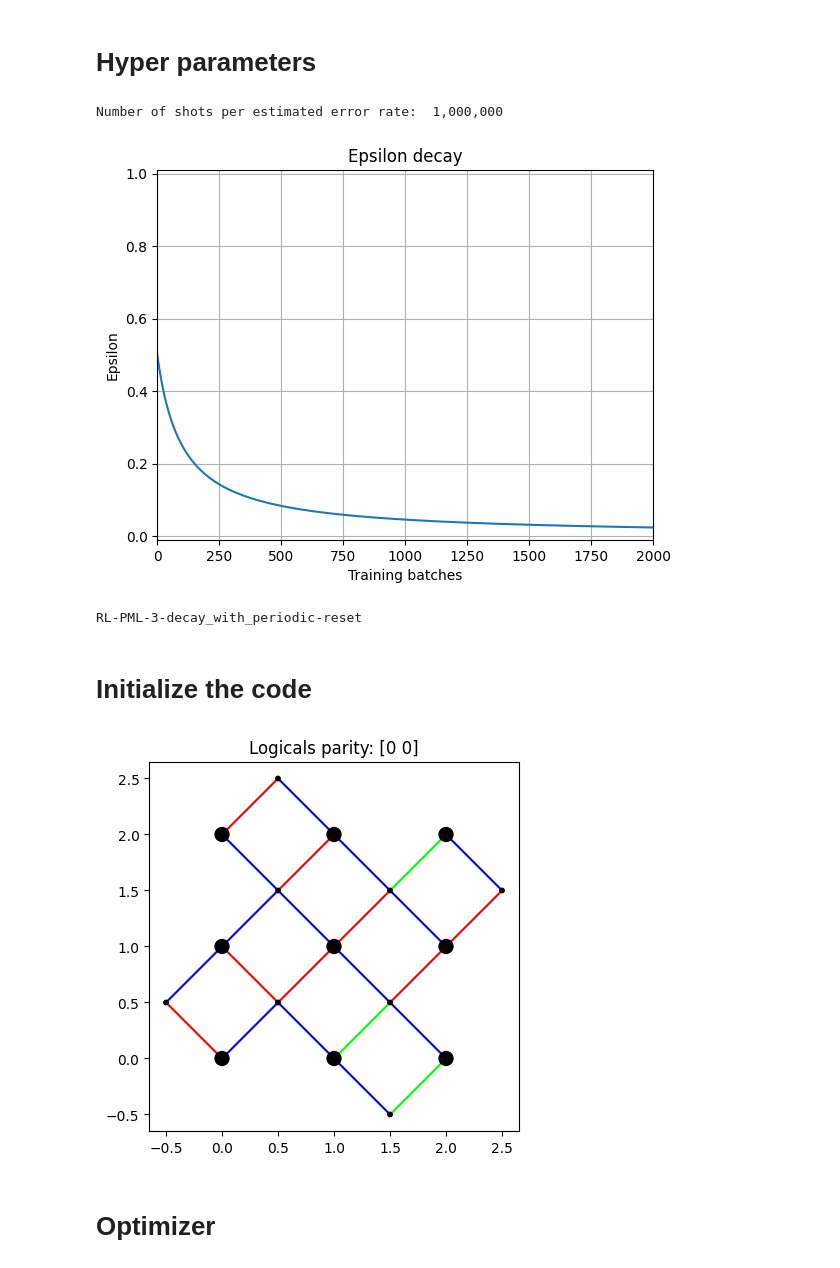
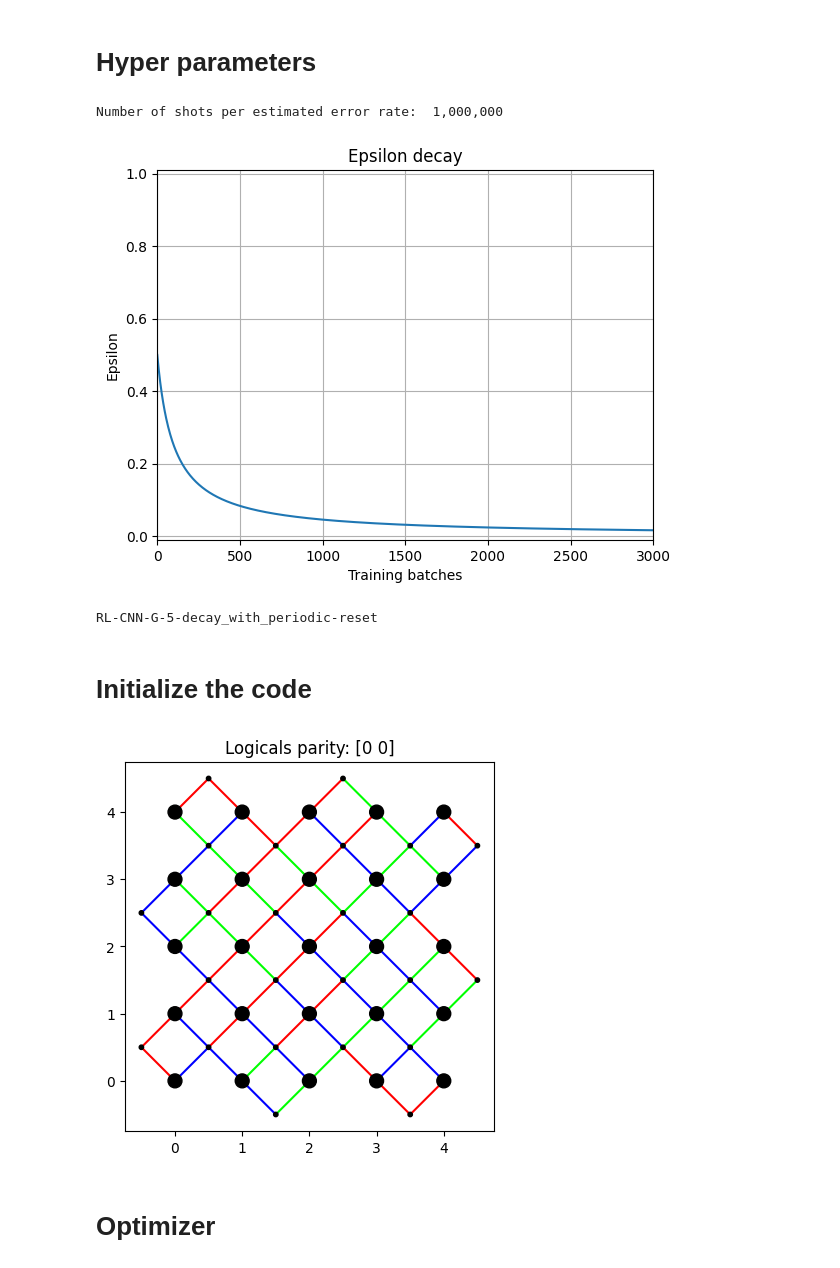
Before and after one commit to JuliusRye/QEC, a Jupyter notebook: Modules/reinforcement_learning_deformation_search.ipynb, the cells around one changed output. Drawn from its saved outputs; the diff is of its cells as text; code cells hidden in the pictures.

```diff
--- a/Modules/reinforcement_learning_deformation_search.ipynb
+++ b/Modules/reinforcement_learning_deformation_search.ipynb
@@ -22,27 +22,28 @@ from time import time
 # %% [markdown]
 # Hyper parameters
 # %%
-TRAINING_BATCHES = 2000
+TRAINING_BATCHES = 3000
 
-CODE_DISTANCE = 3
-MAX_EPISODE_LENGTH = 2*CODE_DISTANCE**2 # Set to -1 to disable
+CODE_DISTANCE = 5
+EPISODE_LENGTH = 30 # Set to -1 to disable
 
 INIT_LEARNING_RATE = 0
-LEARNING_RATE = 5E-4
-WARMUP_STEPS = 200
+LEARNING_RATE = 1E-3
+WARMUP_STEPS = 100
 TRANSITION_STEP = 100
-DECAY_RATE = 0.95
+DECAY_RATE = 0.8
 
 SEED = 362
 
-ENVIRONMENT_TYPE = "PML" # PML or CNN-G
-AGENT_CONV_LAYERS = [(4,3,1,1), (3,3,1,1), (4,3,1,1), (6,3,1,1)]
+ENVIRONMENT_TYPE = "CNN-G" # PML or CNN-G
+AGENT_CONV_LAYERS = [(12,3,1,1), (18,3,1,1), (12,3,1,1), (6,3,1,1)]
 
 # Training baches are low enough to all be stored in the buffer
 BUFFER_SIZE = TRAINING_BATCHES
 BATCH_SIZE = 32
 
-DISCOUNT_FACTOR = .8
+DISCOUNT_FACTOR = 0.8
+TARGET_NET_UPDATE_RATE = 0.1
 
 # Having the num of estimation samples be as small as possible will result in a faster training time
 # but will also use of more memory. So it is not always possible to have a sample count of 1
@@ -61,43 +62,43 @@ elif epsilon_scaling_option == 1:
     # 50% decaying to 0% exploitation
     EPSILON_START = 0.5
     EPSILON_END = 0.0
     EPSILON_DECAY_RATE = 0.01
     scaling_name = "decay"
 elif epsilon_scaling_option == 2:
     # 0% exploitation
     EPSILON_START = 0.0
     EPSILON_END = 0.0
     EPSILON_DECAY_RATE = 1.0
     scaling_name = "exploitation"
 else:
     raise ValueError("Invalid epsilon scaling option")
 
 # Epsilon scaling
 def inverse_scaling_decay(epsilon_start, epsilon_end, current_step, decay_rate):
     return epsilon_end + (epsilon_start - epsilon_end) / (1 + decay_rate * current_step)
 
 x_ = jnp.linspace(0, TRAINING_BATCHES, 1000)
 y_ = inverse_scaling_decay(EPSILON_START, EPSILON_END, x_, EPSILON_DECAY_RATE)
 plt.plot(x_, y_)
 plt.title("Epsilon decay")
 plt.xlabel("Training batches")
 plt.ylabel("Epsilon")
 plt.grid()
 plt.ylim(-0.01, 1.01)
 plt.xlim(0, TRAINING_BATCHES)
 plt.show()
 # %% [output]
 Number of shots per estimated error rate:  1,000,000
-[figure, old version]
+[figure, new version]
 # %%
 save_data = True
 
 NAME = f"RL-{ENVIRONMENT_TYPE}-{CODE_DISTANCE}-{scaling_name}"
-NAME += "_with_periodic-reset" if MAX_EPISODE_LENGTH != -1 else ""
+NAME += "_with_periodic-reset" if EPISODE_LENGTH != -1 else ""
 
 print(NAME)
 # %% [output]
-RL-PML-3-decay_with_periodic-reset
+RL-CNN-G-5-decay_with_periodic-reset
 # %% [markdown]
 # Initialize the code
 # %%
@@ -108,7 +109,7 @@ deformation, key = code.random_deformation(key, allowed_deformations=jnp.arange(
 parity_info = code.deformation_parity_info(deformation)
 code.show(parity_info)
 # %% [output]
-[figure, old version]
+[figure, new version]
 # %% [markdown]
 # Optimizer
 # %%
```
Also changed, not shown: parts of 10 cells of this notebook, 8 other files.
